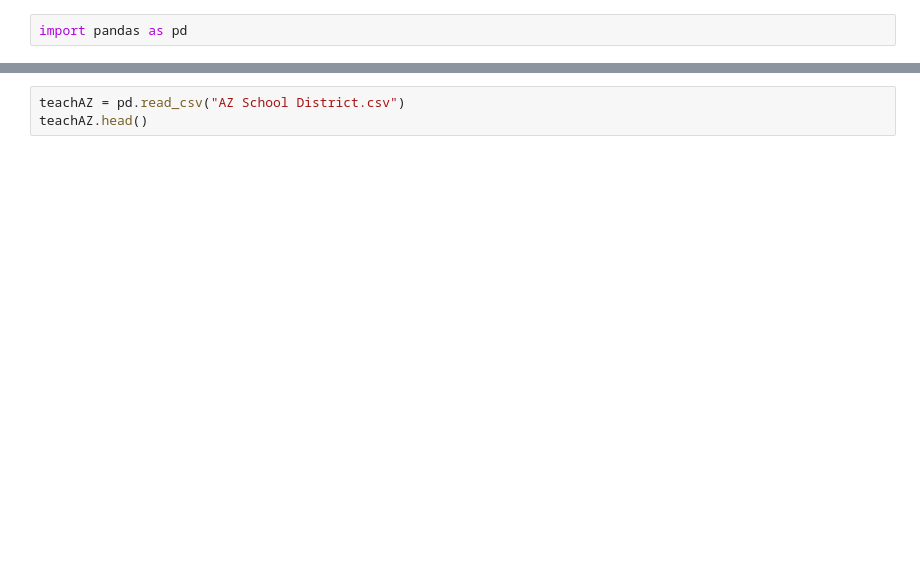
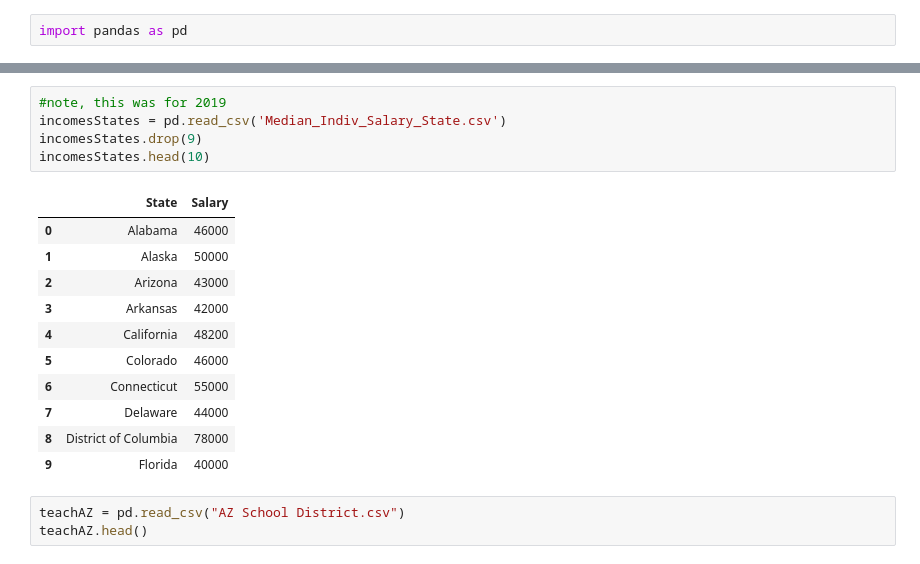
Before and after one commit to danieladea/DS4A-Project, a Jupyter notebook: Teacher Salary Analysis.ipynb, the cells around one changed output, grey strips where cells are left out. Cells and saved outputs as stored; diff of their text form; blank space fills up the shorter version.

```diff
--- a/Teacher Salary Analysis.ipynb
+++ b/Teacher Salary Analysis.ipynb
@@ -20,3 +25,20 @@ teachST.head(10)
+# %%
+#note, this was for 2019
+incomesStates = pd.read_csv('Median_Indiv_Salary_State.csv')
+incomesStates.drop(9)
+incomesStates.head(10)
+# %% [output]
+|  | State | Salary |
+| 0 | Alabama | 46000 |
+| 1 | Alaska | 50000 |
+| 2 | Arizona | 43000 |
+| 3 | Arkansas | 42000 |
+| 4 | California | 48200 |
+| 5 | Colorado | 46000 |
+| 6 | Connecticut | 55000 |
+| 7 | Delaware | 44000 |
+| 8 | District of Columbia | 78000 |
+| 9 | Florida | 40000 |
 # %%
 teachAZ = pd.read_csv("AZ School District.csv")
 teachAZ.head()
```
Also changed, not shown: parts of 28 cells of this notebook, 4 other files.
